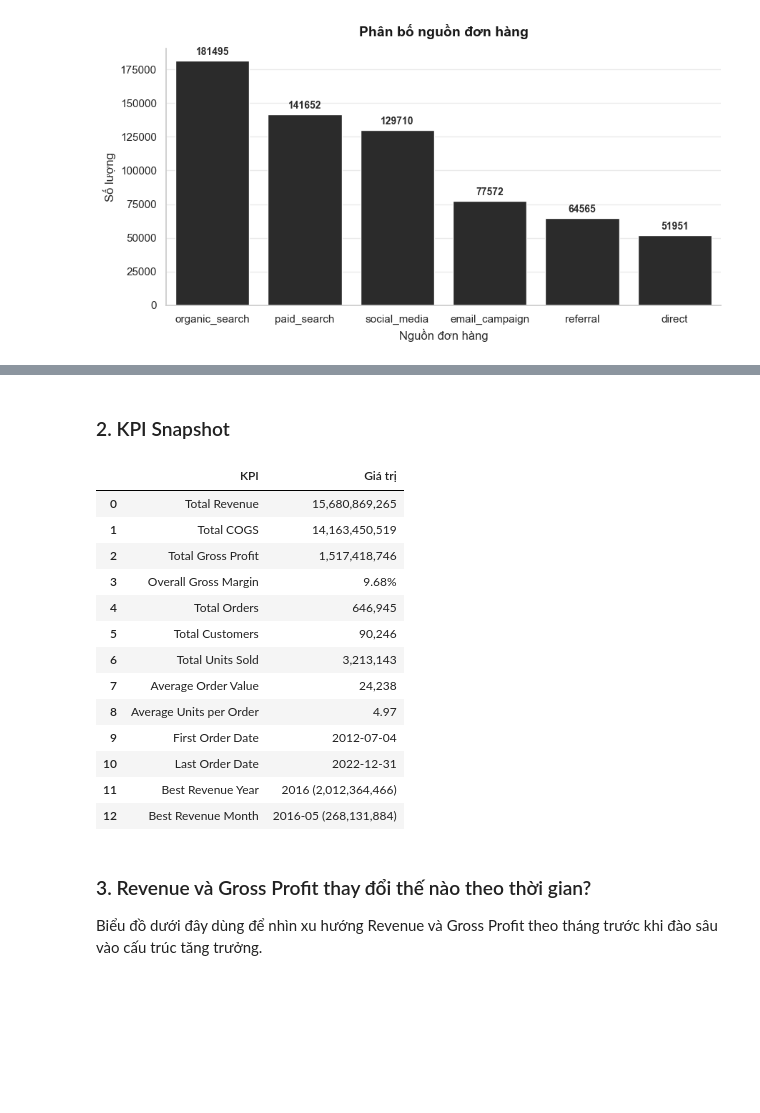
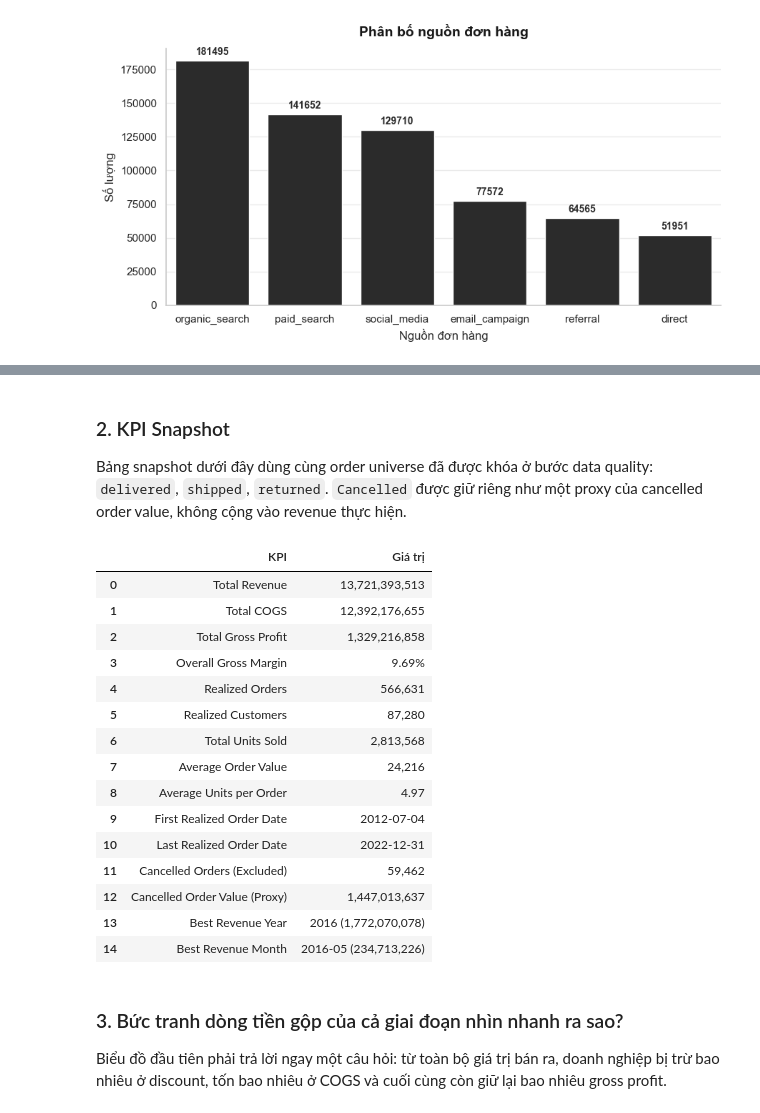
Before and after one commit to nguyen-lam-phuong-thao/datathon-2026-F.E.N.S, a Jupyter notebook: notebooks/Phan_2_EDA.ipynb, the cells around one changed output, grey strips where cells are left out. Drawn from its saved outputs; the diff is of its cells as text; code cells hidden in the pictures; blank space fills up the shorter version.

```diff
--- a/notebooks/Phan_2_EDA.ipynb
+++ b/notebooks/Phan_2_EDA.ipynb
@@ -357,0 +415,20 @@ plot_count_chart(
+# %%
+cancelled_orders = orders[
+    orders["order_status"].str.lower().eq("cancelled")
+].copy()
+
+cancelled_payment_check = cancelled_orders.merge(
+    payments[["order_id", "payment_value"]],
+    on="order_id",
+    how="left"
+)
+
+cancelled_payment_check["has_payment"] = cancelled_payment_check["payment_value"].notna()
+
+cancelled_payment_summary = cancelled_payment_check.agg(
+    cancelled_orders=("order_id", "nunique"),
+    cancelled_orders_with_payment=("has_payment", "sum"),
+    total_payment_value=("payment_value", "sum")
+)
+
+display(cancelled_payment_summary)
@@ -460,5 +987,7 @@ def format_period(value):
 # %% [markdown]
 ### 2. KPI Snapshot
+
+Bảng snapshot dưới đây dùng cùng order universe đã được khóa ở bước data quality: `delivered`, `shipped`, `returned`. `Cancelled` được giữ riêng như một proxy của cancelled order value, không cộng vào revenue thực hiện.
 # %%
 best_revenue_year_row = yearly_business.loc[yearly_business["revenue"].idxmax()]
 best_revenue_month_row = monthly_business.loc[monthly_business["revenue"].idxmax()]
@@ -470,52 +999,58 @@ kpi_snapshot = pd.DataFrame(
             "Total COGS",
             "Total Gross Profit",
             "Overall Gross Margin",
-            "Total Orders",
-            "Total Customers",
+            "Realized Orders",
+            "Realized Customers",
             "Total Units Sold",
             "Average Order Value",
             "Average Units per Order",
-            "First Order Date",
-            "Last Order Date",
+            "First Realized Order Date",
+            "Last Realized Order Date",
+            "Cancelled Orders (Excluded)",
+            "Cancelled Order Value (Proxy)",
             "Best Revenue Year",
             "Best Revenue Month",
         ],
         "Giá trị": [
             format_currency(monthly_business["revenue"].sum()),
             format_currency(monthly_business["cogs"].sum()),
             format_currency(monthly_business["gross_profit"].sum()),
             format_pct(monthly_business["gross_profit"].sum() / monthly_business["revenue"].sum()),
             format_number(orders_eda["order_id"].nunique()),
             format_number(order_fact["customer_id"].nunique()),
             format_number(order_fact["quantity"].sum()),
             format_currency(monthly_business["revenue"].sum() / orders_eda["order_id"].nunique()),
             f"{order_fact['quantity'].sum() / orders_eda['order_id'].nunique():.2f}",
             orders_eda["order_date"].min().strftime("%Y-%m-%d"),
             orders_eda["order_date"].max().strftime("%Y-%m-%d"),
+            format_number(cancelled_order_count),
+            format_currency(cancelled_order_value),
             f"{int(best_revenue_year_row['year'])} ({format_currency(best_revenue_year_row['revenue'])})",
             f"{format_period(best_revenue_month_row['year_month'])} ({format_currency(best_revenue_month_row['revenue'])})",
         ],
     }
 )
 
 display(kpi_snapshot)
 # %% [output]
 |  | KPI | Giá trị |
-| 0 | Total Revenue | 15,680,869,265 |
-| 1 | Total COGS | 14,163,450,519 |
-| 2 | Total Gross Profit | 1,517,418,746 |
-| 3 | Overall Gross Margin | 9.68% |
-| 4 | Total Orders | 646,945 |
-| 5 | Total Customers | 90,246 |
-| 6 | Total Units Sold | 3,213,143 |
-| 7 | Average Order Value | 24,238 |
+| 0 | Total Revenue | 13,721,393,513 |
+| 1 | Total COGS | 12,392,176,655 |
+| 2 | Total Gross Profit | 1,329,216,858 |
+| 3 | Overall Gross Margin | 9.69% |
+| 4 | Realized Orders | 566,631 |
+| 5 | Realized Customers | 87,280 |
+| 6 | Total Units Sold | 2,813,568 |
+| 7 | Average Order Value | 24,216 |
 | 8 | Average Units per Order | 4.97 |
-| 9 | First Order Date | 2012-07-04 |
-| 10 | Last Order Date | 2022-12-31 |
-| 11 | Best Revenue Year | 2016 (2,012,364,466) |
-| 12 | Best Revenue Month | 2016-05 (268,131,884) |
+| 9 | First Realized Order Date | 2012-07-04 |
+| 10 | Last Realized Order Date | 2022-12-31 |
+| 11 | Cancelled Orders (Excluded) | 59,462 |
+| 12 | Cancelled Order Value (Proxy) | 1,447,013,637 |
+| 13 | Best Revenue Year | 2016 (1,772,070,078) |
+| 14 | Best Revenue Month | 2016-05 (234,713,226) |
 # %% [markdown]
-### 3. Revenue và Gross Profit thay đổi thế nào theo thời gian?
+### 3. Bức tranh dòng tiền gộp của cả giai đoạn nhìn nhanh ra sao?
 
-Biểu đồ dưới đây dùng để nhìn xu hướng Revenue và Gross Profit theo tháng trước khi đào sâu vào cấu trúc tăng trưởng.
+Biểu đồ đầu tiên phải trả lời ngay một câu hỏi: từ toàn bộ giá trị bán ra, doanh nghiệp bị trừ bao nhiêu ở discount, tốn bao nhiêu ở COGS và cuối cùng còn giữ lại bao nhiêu gross profit.
 # %%
```
Also changed, not shown: parts of 43 cells of this notebook, 1 other file.
